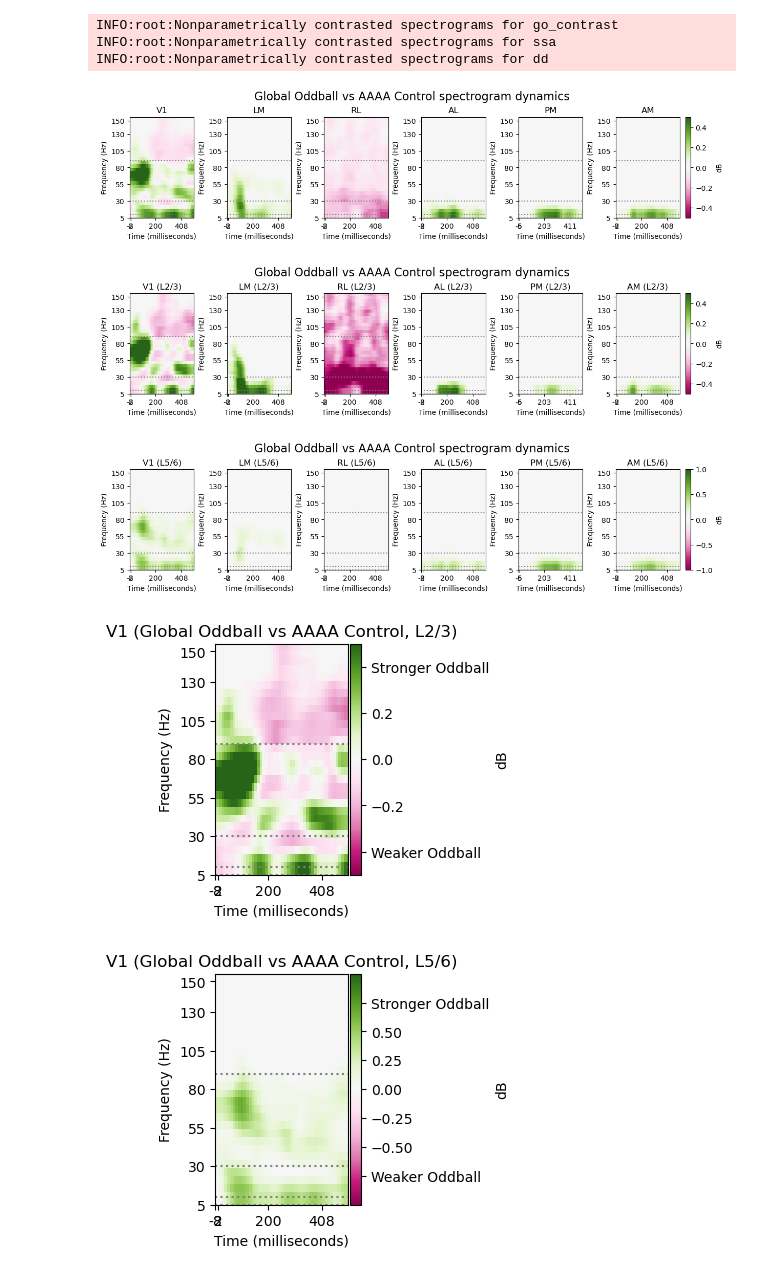
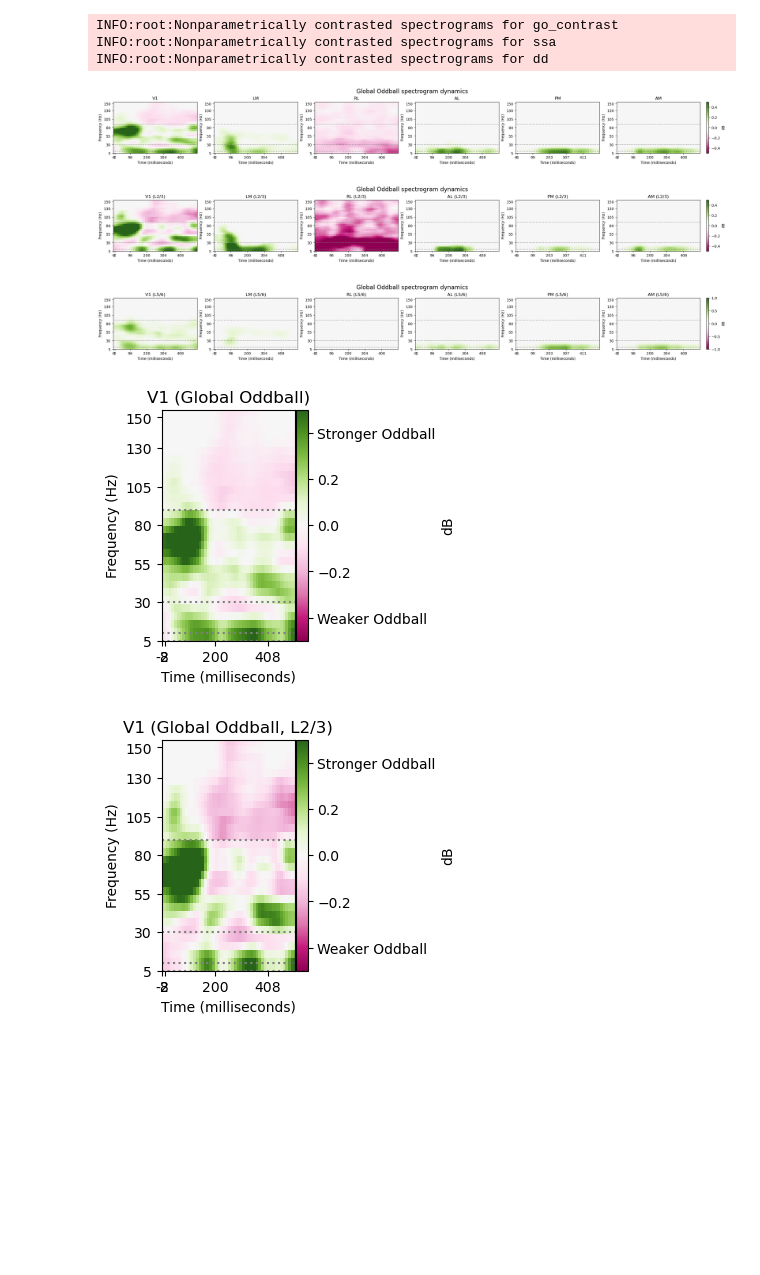
Before and after one commit to BastosLab/epych, a Jupyter notebook: notebooks/passiveglo/oscillatory_contrasts.ipynb, the cells around one changed output. Cells and saved outputs as stored; diff of their text form; code cells hidden in the pictures; blank space fills up the shorter version.

Commit message:
notebooks.passiveglo.oscillatory_contrasts: convert to outputting PNG files
Signed-off-by: Eli Sennesh <eli.sennesh@vanderbilt.edu>

```diff
--- a/notebooks/passiveglo/oscillatory_contrasts.ipynb
+++ b/notebooks/passiveglo/oscillatory_contrasts.ipynb
@@ -111,9 +111,9 @@ PVALUE = 1e-2
 CONTRASTS = [("go_contrast", "go_gloexp", "go_seqctl"), ("ssa", "lo_gloexp", "igo_seqctl"), ("dd", "lo_rndctl", "lonaive")]
 # %%
 CONTRAST_TITLES = {
-    "go_contrast": "Global Oddball vs AAAA Control",
-    "ssa": "Local Oddball vs BBBB Control",
-    "dd": "AAAB Random Control vs AAAB Naive"
+    "go_contrast": "Global Oddball",
+    "ssa": "Stimulus Specific Adaptation",
+    "dd": "Deviance Detection"
 }
 def contrast_stattitle(contrast, name, stat, layer=None):
     suffix = " (%s, %s)" % (CONTRAST_TITLES[contrast], layer) if layer else " (%s)" % CONTRAST_TITLES[contrast]
@@ -177,29 +184,32 @@ def deep(tfr_summary):
 # %%
 for (name, _, _) in CONTRASTS:
     contrast_title = functools.partial(contrast_stattitle, name)
     contrast = contrasts[name].erp()
-    contrast.plot(signals=anatomical_areas, sigtitle=functools.partial(stattitle, layer=None), cmap='PiYG', vmax=GAMMA_CONTRAST_VMAXES[name], vmin=-GAMMA_CONTRAST_VMAXES[name],
-                  title=CONTRAST_TITLES[name] + " spectrogram dynamics", figure="oscillatory_contrasts_%s_01.pdf" % name)
+    contrast.plot(signals=anatomical_areas, sigtitle=functools.partial(stattitle, layer=None), cmap='PiYG', vmax=CONTRAST_VMAXES[name]["Gamma"], vmin=-CONTRAST_VMAXES[name]["Gamma"],
+                  title=CONTRAST_TITLES[name] + " spectrogram dynamics", figure="oscillatory_contrasts_%s_01.png" % name)
 
     superficial_contrast = superficial(contrast)
     superficial_contrast.plot(signals=anatomical_areas, sigtitle=functools.partial(stattitle, layer='L2/3'), cmap='PiYG',
-                              vmax=GAMMA_CONTRAST_VMAXES[name], vmin=-GAMMA_CONTRAST_VMAXES[name],
-                              title=CONTRAST_TITLES[name] + " spectrogram dynamics", figure="oscillatory_contrasts_%s_L23_01.pdf" % name)
+                              vmax=CONTRAST_VMAXES[name]["Gamma"], vmin=-CONTRAST_VMAXES[name]["Gamma"],
+                              title=CONTRAST_TITLES[name] + " spectrogram dynamics", figure="oscillatory_contrasts_%s_L23_01.png" % name)
 
     deep_contrast = deep(contrast)
-    deep_contrast.plot(signals=anatomical_areas, sigtitle=functools.partial(stattitle, layer='L5/6'), cmap='PiYG', vmax=BETA_CONTRAST_VMAXES[name], vmin=-BETA_CONTRAST_VMAXES[name],
-                       title=CONTRAST_TITLES[name] + " spectrogram dynamics", figure="oscillatory_contrasts_%s_L56_01.pdf" % name)
+    deep_contrast.plot(signals=anatomical_areas, sigtitle=functools.partial(stattitle, layer='L5/6'), cmap='PiYG', vmax=CONTRAST_VMAXES[name]["Alpha/Beta"], vmin=-CONTRAST_VMAXES[name]["Alpha/Beta"],
+                       title=CONTRAST_TITLES[name] + " spectrogram dynamics", figure="oscillatory_contrasts_%s_L56_01.png" % name)
     for area in anatomical_areas:
         os.makedirs("oscillatory_contrasts_%s_01/" % name, exist_ok=True)
 
-        superficial_contrast.signals[area].plot(title=contrast_title(area, contrasts[name].signals[area], layer="L2/3"), cmap='PiYG', vmax=GAMMA_CONTRAST_VMAXES[name], vmin=-GAMMA_CONTRAST_VMAXES[name],
-                                                filename="oscillatory_contrasts_%s_01/%s_L23_oddball.pdf" % (name, area), cbar_ends=("Stronger Oddball", "Weaker Oddball"))
+        contrast.signals[area].plot(title=contrast_title(area, contrasts[name].signals[area], layer=None), cmap='PiYG', vmax=CONTRAST_VMAXES[name]["Gamma"], vmin=-CONTRAST_VMAXES[name]["Gamma"],
+                                    filename="oscillatory_contrasts_%s_01/%s_oddball.png" % (name, area), cbar_ends=("Stronger Oddball", "Weaker Oddball"))
 
-        deep_contrast.signals[area].plot(title=contrast_title(area, contrasts[name].signals[area], layer="L5/6"), cmap='PiYG', vmax=BETA_CONTRAST_VMAXES[name], vmin=-BETA_CONTRAST_VMAXES[name],
-                                         filename="oscillatory_contrasts_%s_01/%s_L56_oddball.pdf" % (name, area), cbar_ends=("Stronger Oddball", "Weaker Oddball"))
+        superficial_contrast.signals[area].plot(title=contrast_title(area, contrasts[name].signals[area], layer="L2/3"), cmap='PiYG', vmax=CONTRAST_VMAXES[name]["Gamma"], vmin=-CONTRAST_VMAXES[name]["Gamma"],
+                                                filename="oscillatory_contrasts_%s_01/%s_L23_oddball.png" % (name, area), cbar_ends=("Stronger Oddball", "Weaker Oddball"))
+
+        deep_contrast.signals[area].plot(title=contrast_title(area, contrasts[name].signals[area], layer="L5/6"), cmap='PiYG', vmax=CONTRAST_VMAXES[name]["Alpha/Beta"], vmin=-CONTRAST_VMAXES[name]["Alpha/Beta"],
+                                         filename="oscillatory_contrasts_%s_01/%s_L56_oddball.png" % (name, area), cbar_ends=("Stronger Oddball", "Weaker Oddball"))
 # %% [output]
-[figure, old version]
+[figure, new version]
-[figure, old version]
+[figure, new version]
-[figure, old version]
+[figure, new version]
-[figure, old version]
+[figure, new version]
-[figure, old version]
+[figure, new version]
```
Also changed, not shown: parts of 4 cells of this notebook.
